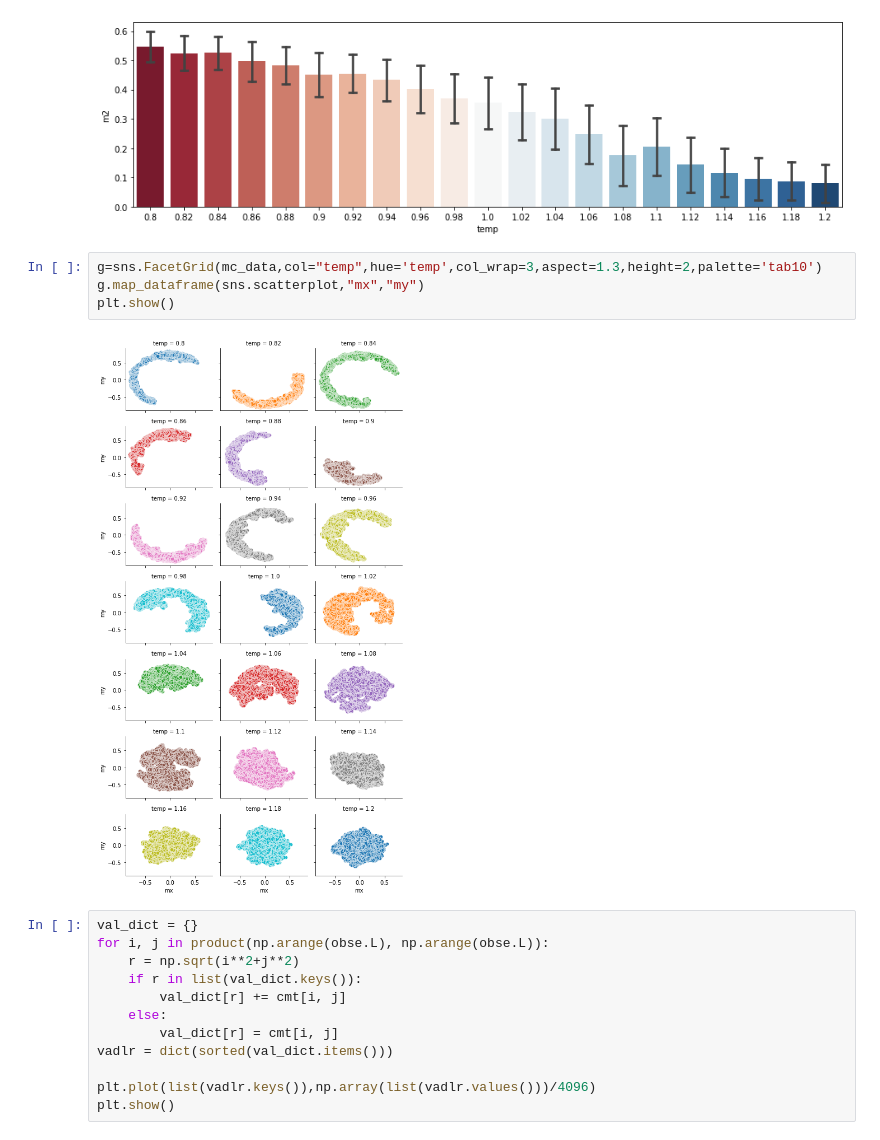
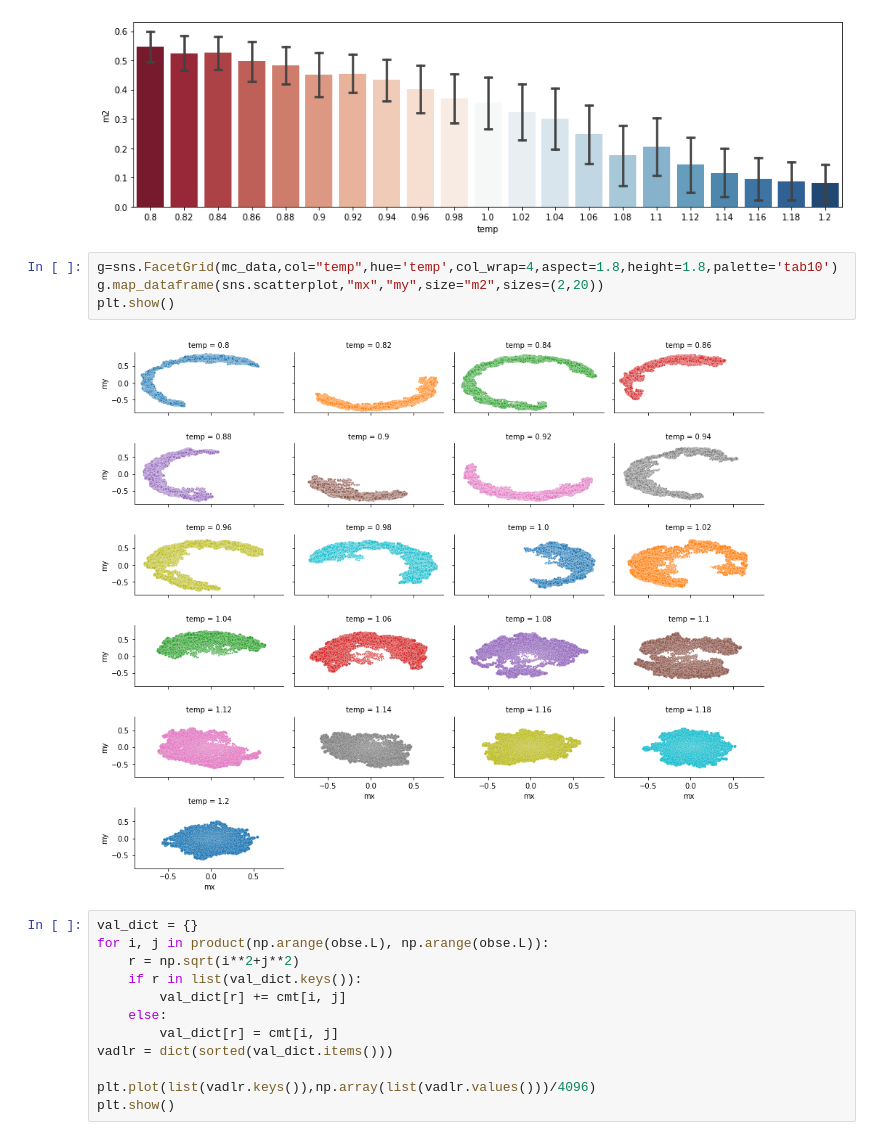
Before and after one commit to Shashi1a/xymodel, a Jupyter notebook: eqobservables.ipynb, the cells around one changed output. Cells and saved outputs as stored; diff of their text form.

```diff
--- a/eqobservables.ipynb
+++ b/eqobservables.ipynb
@@ -279,11 +279,11 @@ ax = sns.barplot(x='temp',y='m2',data=mc_data,estimator=np.mean,ci="sd",capsize=
 # %% [output]
 [figure]
 # %%
-g=sns.FacetGrid(mc_data,col="temp",hue='temp',col_wrap=3,aspect=1.3,height=2,palette='tab10')
-g.map_dataframe(sns.scatterplot,"mx","my")
+g=sns.FacetGrid(mc_data,col="temp",hue='temp',col_wrap=4,aspect=1.8,height=1.8,palette='tab10')
+g.map_dataframe(sns.scatterplot,"mx","my",size="m2",sizes=(2,20))
 plt.show()
 # %% [output]
-[figure, old version]
+[figure, new version]
 # %%
 val_dict = {}
 for i, j in product(np.arange(obse.L), np.arange(obse.L)):
```
